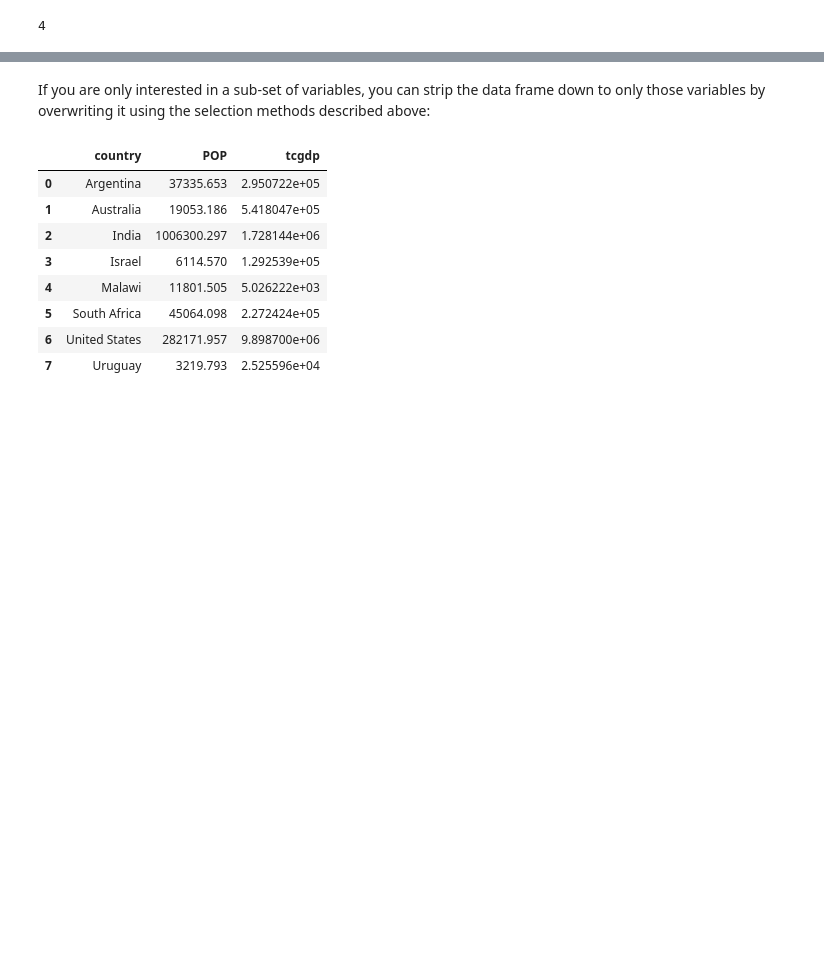
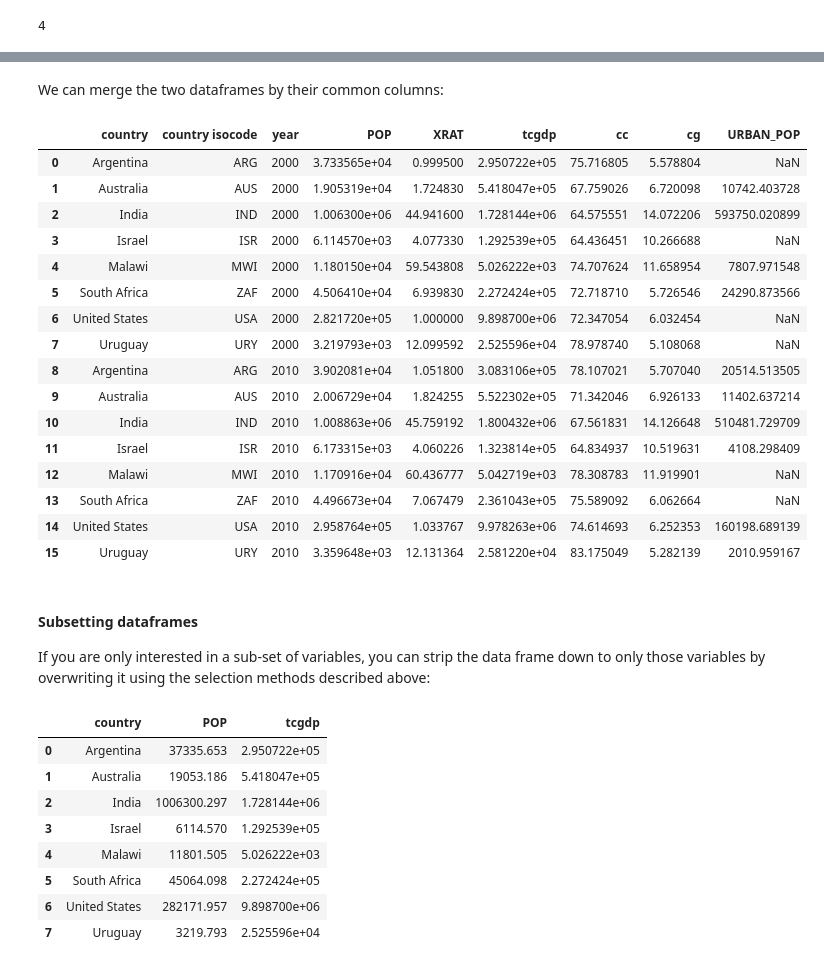
Before and after one commit to TheLeache/gds4ae_practice_23, a Jupyter notebook: session2.ipynb, the cells around one changed output, grey strips where cells are left out. Cells and saved outputs as stored; diff of their text form; code cells hidden in the pictures; blank space fills up the shorter version.

```diff
--- a/session2.ipynb
+++ b/session2.ipynb
@@ -450,0 +589,6 @@ print(len(df.country[subset])) # how many are there?
+# %%
+mat = np.random.uniform(0.99, high = 1.06, size = [len(df), 5])
+df2 = df.copy()
+df2.loc[:, ['POP',	'XRAT',	'tcgdp',	'cc',	'cg',]] = df2.loc[:, ['POP',	'XRAT',	'tcgdp',	'cc',	'cg',]]*mat
+df2['year'] = 2010
+df2
@@ -450,0 +607,3 @@ print(len(df.country[subset])) # how many are there?
+# %%
+df_extended = pd.concat([df, df2]).reset_index().drop(columns = 'index')
+df_extended
@@ -450,0 +630,6 @@ print(len(df.country[subset])) # how many are there?
+# %%
+df_othervar = df_extended.loc[:,['country', 'country isocode', 'year']].copy()
+df_othervar['URBAN_POP'] = df_extended.POP * np.random.uniform(0.5, high = 0.7, size = len(df_extended))
+# furthermore, imagine the data is not available for some country-year pairs:
+df_othervar = df_othervar.iloc[np.random.random(size = len(df_othervar)) > 0.3]
+df_othervar
@@ -451,4 +648,29 @@ print(len(df.country[subset])) # how many are there?
+# %% [markdown]
+We can merge the two dataframes by their common columns:
+# %%
+df_extended.merge(df_othervar, on = ['country', 'country isocode', 'year'], how = 'left') #left join creates missing values in column where no data is present in right dataframe
+pd.merge(df_extended, df_othervar,  on = ['country', 'country isocode', 'year'], how = 'left') #same thing
+# %% [output]
+|  | country | country isocode | year | POP | XRAT | tcgdp | cc | cg | URBAN_POP |
+| 0 | Argentina | ARG | 2000 | 3.733565e+04 | 0.999500 | 2.950722e+05 | 75.716805 | 5.578804 | NaN |
+| 1 | Australia | AUS | 2000 | 1.905319e+04 | 1.724830 | 5.418047e+05 | 67.759026 | 6.720098 | 10742.403728 |
+| 2 | India | IND | 2000 | 1.006300e+06 | 44.941600 | 1.728144e+06 | 64.575551 | 14.072206 | 593750.020899 |
+| 3 | Israel | ISR | 2000 | 6.114570e+03 | 4.077330 | 1.292539e+05 | 64.436451 | 10.266688 | NaN |
+| 4 | Malawi | MWI | 2000 | 1.180150e+04 | 59.543808 | 5.026222e+03 | 74.707624 | 11.658954 | 7807.971548 |
+| 5 | South Africa | ZAF | 2000 | 4.506410e+04 | 6.939830 | 2.272424e+05 | 72.718710 | 5.726546 | 24290.873566 |
+| 6 | United States | USA | 2000 | 2.821720e+05 | 1.000000 | 9.898700e+06 | 72.347054 | 6.032454 | NaN |
+| 7 | Uruguay | URY | 2000 | 3.219793e+03 | 12.099592 | 2.525596e+04 | 78.978740 | 5.108068 | NaN |
+| 8 | Argentina | ARG | 2010 | 3.902081e+04 | 1.051800 | 3.083106e+05 | 78.107021 | 5.707040 | 20514.513505 |
+| 9 | Australia | AUS | 2010 | 2.006729e+04 | 1.824255 | 5.522302e+05 | 71.342046 | 6.926133 | 11402.637214 |
+| 10 | India | IND | 2010 | 1.008863e+06 | 45.759192 | 1.800432e+06 | 67.561831 | 14.126648 | 510481.729709 |
+| 11 | Israel | ISR | 2010 | 6.173315e+03 | 4.060226 | 1.323814e+05 | 64.834937 | 10.519631 | 4108.298409 |
+| 12 | Malawi | MWI | 2010 | 1.170916e+04 | 60.436777 | 5.042719e+03 | 78.308783 | 11.919901 | NaN |
+| 13 | South Africa | ZAF | 2010 | 4.496673e+04 | 7.067479 | 2.361043e+05 | 75.589092 | 6.062664 | NaN |
+| 14 | United States | USA | 2010 | 2.958764e+05 | 1.033767 | 9.978263e+06 | 74.614693 | 6.252353 | 160198.689139 |
+| 15 | Uruguay | URY | 2010 | 3.359648e+03 | 12.131364 | 2.581220e+04 | 83.175049 | 5.282139 | 2010.959167 |
 # %% [markdown]
+#### Subsetting dataframes
+
 If you are only interested in a sub-set of variables, you can strip the data frame down to only those variables by overwriting it using the selection methods described above:
 # %%
 df = df[['country','POP','tcgdp']]
```
Also changed, not shown: parts of 83 cells of this notebook, 4 other files.
